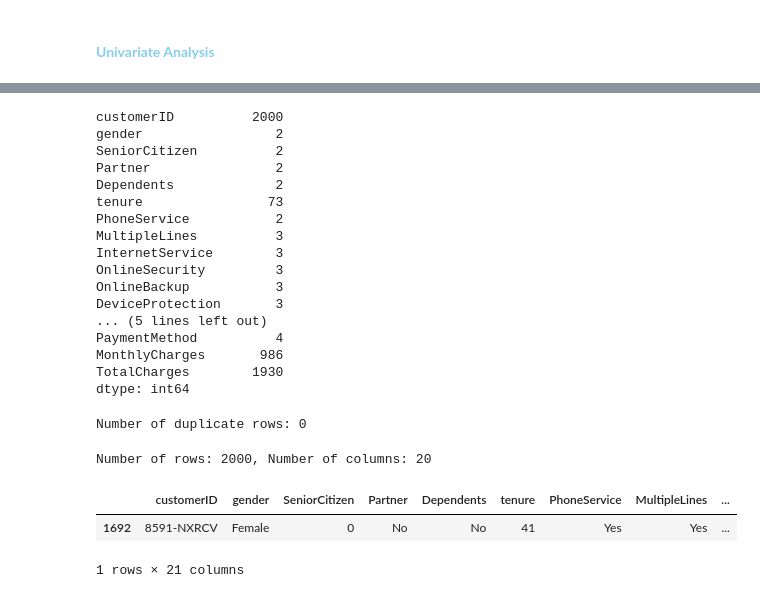
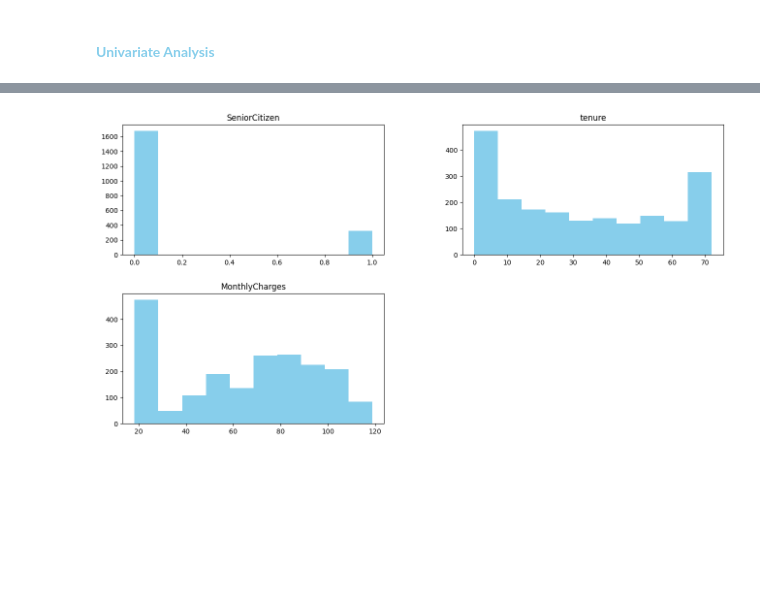
Before and after one commit to Ogoms/Customer-Churn-Prediction, a Jupyter notebook: Notebook/main.ipynb, the cells around one changed output, grey strips where cells are left out. Drawn from its saved outputs; the diff is of its cells as text; code cells hidden in the pictures; blank space fills up the shorter version.

```diff
--- a/Notebook/main.ipynb
+++ b/Notebook/main.ipynb
@@ -878,45 +619,8 @@ print(outliers)
-# %%
-#Check for unique values
-
-unique_values = test_data.nunique()
-print(unique_values)
-# %% [output]
-customerID          2000
-gender                 2
-SeniorCitizen          2
-Partner                2
-Dependents             2
-tenure                73
-PhoneService           2
-MultipleLines          3
-InternetService        3
-OnlineSecurity         3
-OnlineBackup           3
-DeviceProtection       3
-... (5 lines left out)
-PaymentMethod          4
-MonthlyCharges       986
-TotalCharges        1930
-dtype: int64
-# %%
-#Check for duplicates
-
-duplicates = test_data.duplicated().sum()
-print(f"Number of duplicate rows: {duplicates}")
-# %% [output]
-Number of duplicate rows: 0
-# %%
-# Check the shape
-
-rows, cols = test_data.shape
-print(f"Number of rows: {rows}, Number of columns: {cols}")
-# %% [output]
-Number of rows: 2000, Number of columns: 20
-# %%
-# Test Dataset content verification
-
-evaluation_data.sample()
-# %% [output]
-|  | customerID | gender | SeniorCitizen | Partner | Dependents | tenure | PhoneService | MultipleLines | ... |
-| 1692 | 8591-NXRCV | Female | 0 | No | No | 41 | Yes | Yes | ... |
-1 rows × 21 columns
+# %%
+#Numerical Columns
+
+test_data.hist(figsize= (16,8), grid=False, color='skyblue')
+plt.title ('Numerical Features Distributions')
+plt.show()
+# %% [output]
+[figure, added]
```
Also changed, not shown: parts of 38 cells of this notebook.
